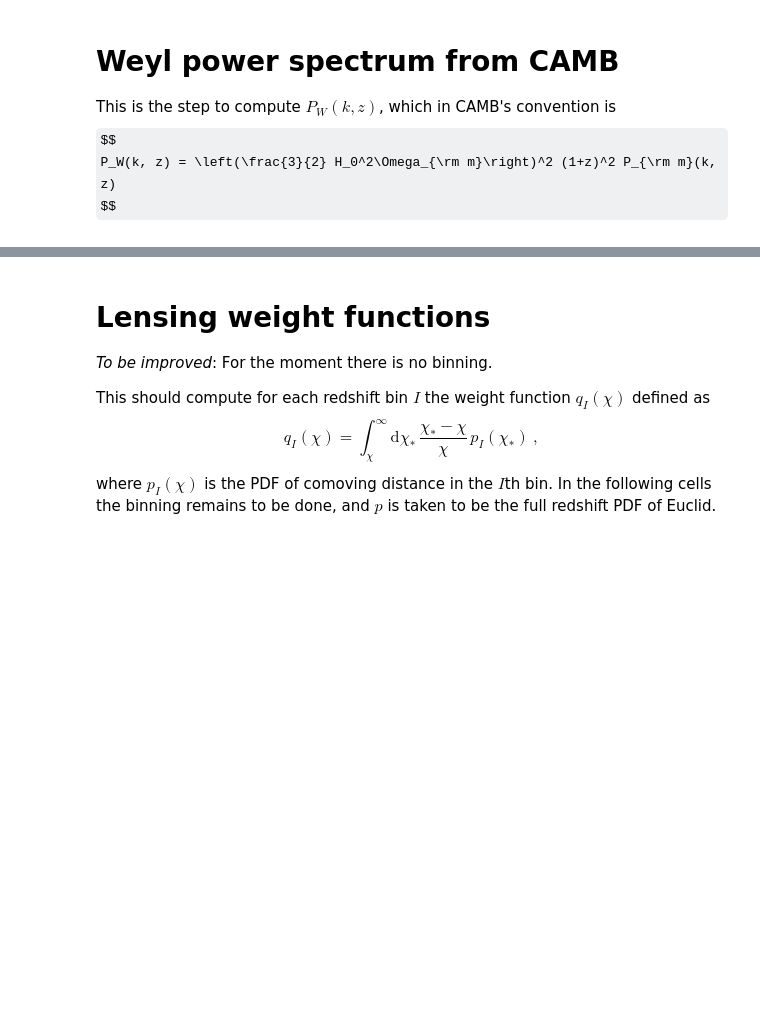
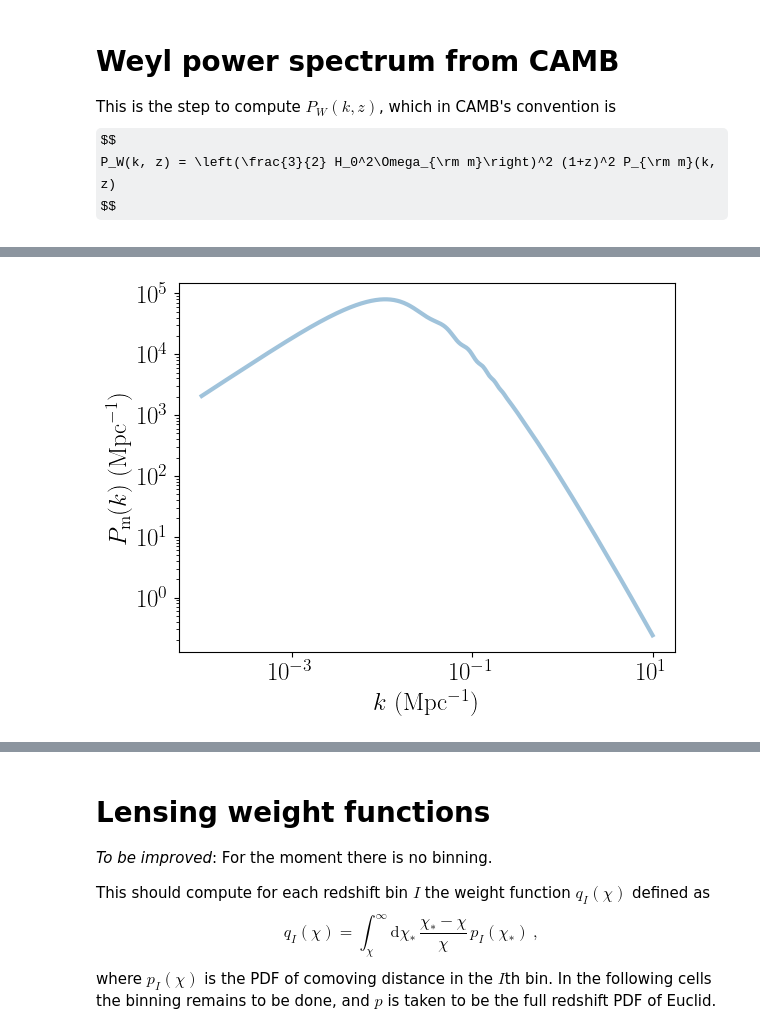
Before and after one commit to nataliehogg/focsle, a Jupyter notebook: notebooks/cosmic_shear_disco.ipynb, the cells around one changed output, grey strips where cells are left out. Saved outputs shown, nothing was run; the diff lists cells and outputs as text; code cells hidden in the pictures; some formulas as TeX source; blank space fills up the shorter version.

```diff
--- a/notebooks/cosmic_shear_disco.ipynb
+++ b/notebooks/cosmic_shear_disco.ipynb
@@ -84,0 +136,10 @@ plt.legend(['$z=%s$'%z for z in zplot], frameon=False);
+# %%
+Pkm, kmodes = compute_matter_power(0.8)
+# %%
+plt.plot(kmodes, Pkm, lw=3)
+plt.loglog()
+plt.xlabel('$k$ (Mpc$^{-1}$)')
+plt.ylabel(r'$P_{\rm m}(k)$ (Mpc$^{-1}$)')
+plt.show()
+# %% [output]
+[figure, added]
```
Also changed, not shown: parts of 20 cells of this notebook.
